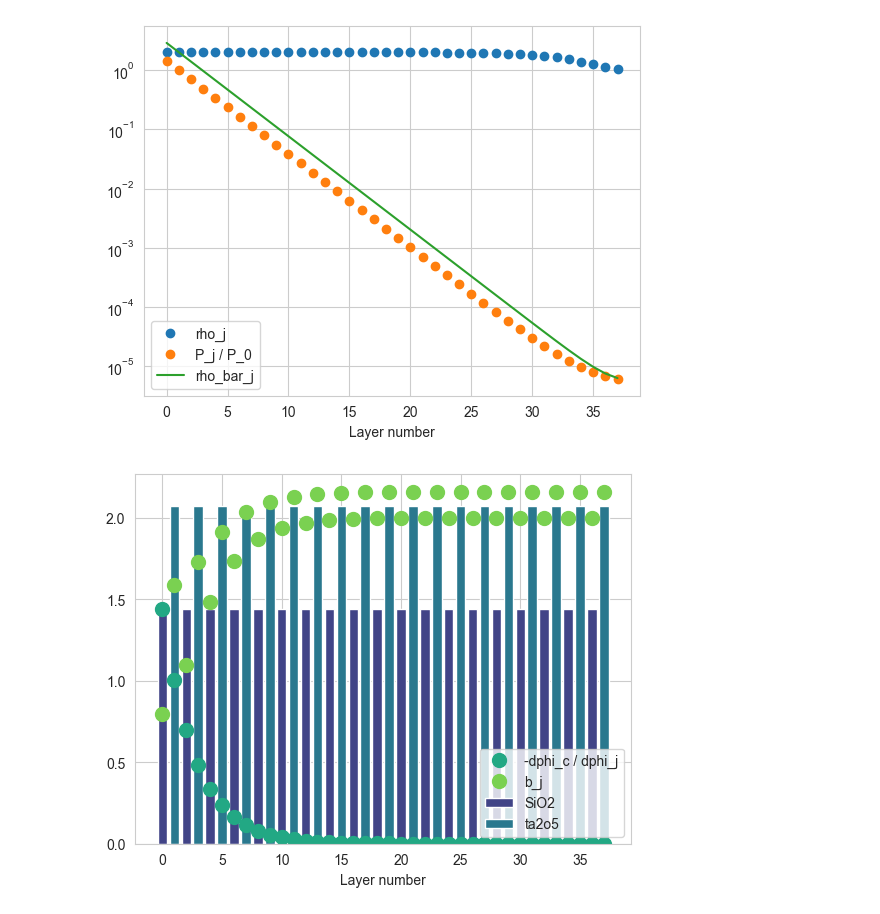
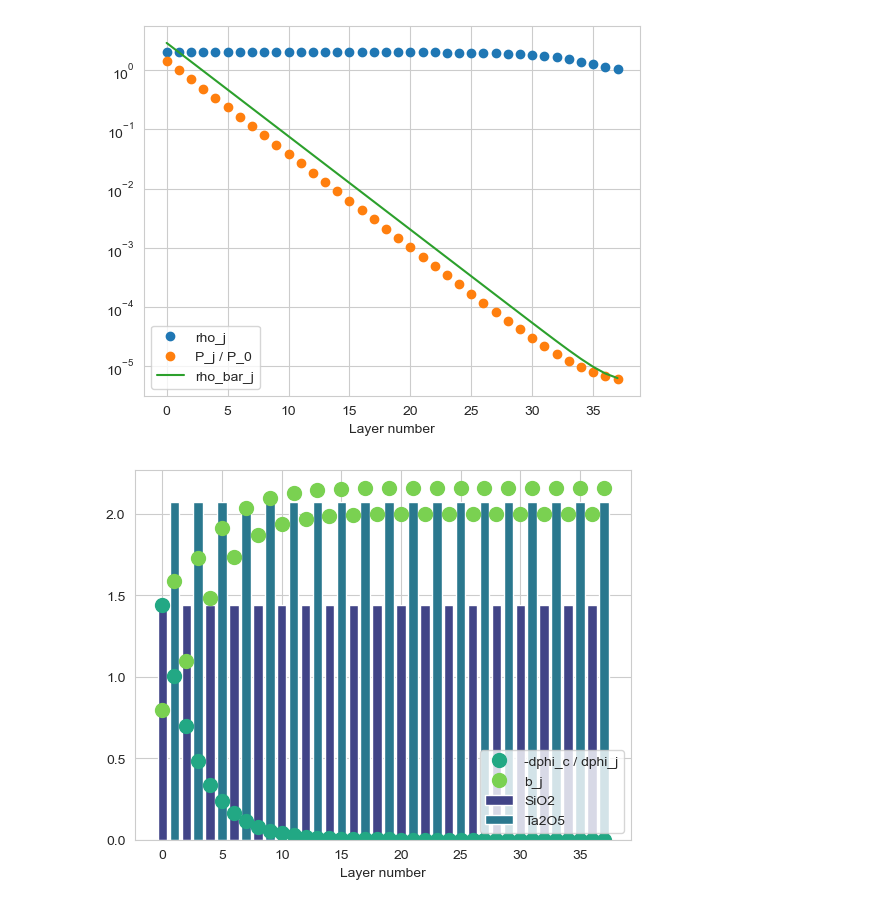
Before and after one commit to jcbayley/coatingstack, a Jupyter notebook: aLIGO_CoatingCTN_Benchmark.ipynb, the cells around one changed output. Cells and saved outputs as stored; diff of their text form; code cells hidden in the pictures.

```diff
--- a/aLIGO_CoatingCTN_Benchmark.ipynb
+++ b/aLIGO_CoatingCTN_Benchmark.ipynb
@@ -44,38 +45,38 @@ materialParams = {
         'k'   : 0 # right now assuming absorption of silica at 1064 is negligable.
     },
     2: {
-        'name': 'ta2o5',
+        'name': 'Ta2O5',
         'n': 2.07,
         'a': 2,
         'alpha': 3.6e-6,
         'beta': 14e-6,
         'kappa': 33,
         'C': 2.1e6,
         'Y': 140e9,
         'prat': 0.23,
         'phiM': 2.44e-4,
         'k'   : 1E-4 #measured by S.Tait for RLVIP tantala  at 1064nm
     },
 
     999: {
         'name': 'air',
         'n'   : 1,
         'alpha': np.NaN,
         'beta': np.NaN,
         'kappa': np.NaN,
         'C': np.NaN,
         'Y': np.NaN,
         'prat': np.NaN,
         'phiM': np.NaN
 
 
     }
 
 }
 
 noise_summary = YAM_CoatingBrownian.getCoatingThermalNoise(dOpt, materialLayer, materialParams, materialSub=1, lambda_=lambda_, f=f, wBeam=wBeam, Temp=Temp)
 
-EFI, layer_idx   = EFI_tmm.CalculateEFI_tmm(dOpt ,materialLayer=materialLayer, materialParams=materialParams,lambda_ =lambda_ ,t_air = 500,polarisation='p' ,plots =True)
+EFI, layer_idx , ds = EFI_tmm.CalculateEFI_tmm(dOpt ,materialLayer=materialLayer, materialParams=materialParams,lambda_ =lambda_ ,t_air = 500,polarisation='p' ,plots =True)
 # %% [output]
-[figure, old version]
+[figure, new version]
-[figure, old version]
+[figure, new version]
```
Also changed, not shown: parts of 5 cells of this notebook, 1 other file.
